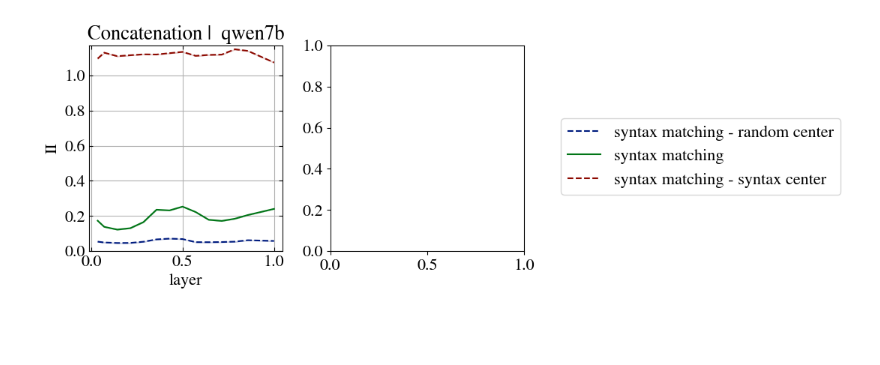
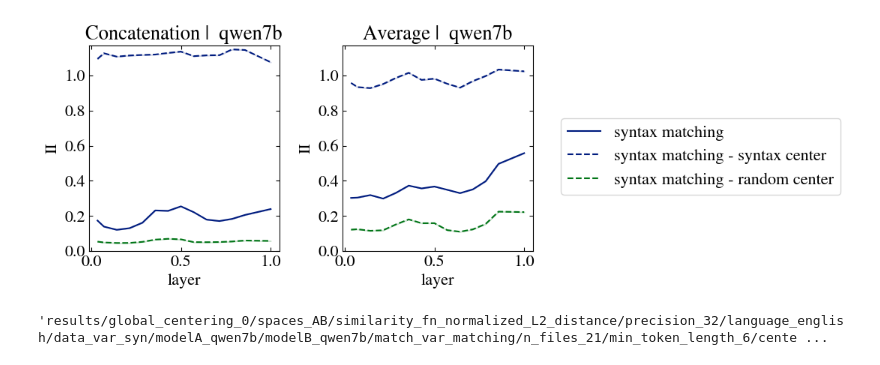
Before and after one commit to acevedo-s/syn-sem, a Jupyter notebook: syntax_similarity.ipynb, the cells around one changed output. Saved outputs shown, nothing was run; the diff lists cells and outputs as text; code cells hidden in the pictures; blank space fills up the shorter version.

```diff
--- a/syntax_similarity.ipynb
+++ b/syntax_similarity.ipynb
@@ -38,25 +38,28 @@ languages = [
 
 batch_shuffle = 0
 centers_list = ['syn']
-min_token_length = 6
 n_files = 21
 batch_size = 100
-n_tokens_list = [min_token_length]
-avg_flags = [0]
+avg_flags = [0,1]
 Nbits_list = [0]
 match_vars = ['matching']
 data_vars = ['syn']
 zero_activations_list = [0]
-center_B_flags = [-1,0,1]
-center_A_flags = [-1,0,1]
+center_B_flags = [0,1,-1]
+center_A_flags = [0,1,-1]
 # %%
 precision = 32
+fig,ax = plt.subplots(1,2,figsize=(7,4))
 
-for removal_method in ['subtraction']:
+for removal_method in [None,'subtraction']:
   _removal_method = 'projection' if removal_method == 'projection' else 'center'
-
-  fig,ax = plt.subplots(1,2,figsize=(7,4))
   for avg_id,avg_tokens in enumerate(avg_flags):
+    if avg_tokens:
+        min_token_length = -1
+        n_tokens_list = [-1]
+    else:
+      min_token_length = 6
+      n_tokens_list = [min_token_length]
     # avg_id += 1
     title = ' '
     label = None
@@ -66,7 +69,14 @@ for removal_method in ['subtraction']:
         for center_B_id,center_B_flag in enumerate(center_B_flags):
           if center_A_flag != center_B_flag:
             continue
-
+          if center_A_flag != 0 and removal_method == None:
+            continue
+          if center_A_flag == 0 and removal_method != None:
+            continue
+          if center_A_flag == -1:
+            random_center_type = 'shuffled'
+          elif center_A_flag != -1:
+            random_center_type = None
           for data_var_id,data_var in enumerate(data_vars):
             for centers_id,centers in enumerate(centers_list):
               for match_id,match_var in enumerate(match_vars):
@@ -76,6 +86,9 @@ for removal_method in ['subtraction']:
                       if match_var == 'mismatching' and center_A_flag != 0:
                         continue
                       output_folder0 = makefolder(base=f'./results/',
+                                                  global_centering=0,
+                                                  spaces='AB',
+                                                  similarity_fn='normalized_L2_distance',
                                                   precision=precision,
                                                   language=language,
                                                   data_var=data_var,
@@ -95,6 +108,7 @@ for removal_method in ['subtraction']:
                                                         center_A_flag=center_A_flag,
                                                         center_B_flag=center_B_flag,
                                                         removal_method=removal_method,
+                                                        random_center_type=random_center_type,
                                                         )
                       inf_imb = np.load(II_folder + "II.npy")
                       std = np.load(II_folder + "II_jack_std.npy")
@@ -127,40 +141,45 @@ for removal_method in ['subtraction']:
                                 inf_imb[II_index].diagonal(),
                                 label=label,
                                 linestyle=_linestyles[np.abs(center_A_flag)],
                                 color=color,
                                 )
                         ax[avg_id].fill_between(layers,
                                         inf_imb[II_index].diagonal() - std[II_index].diagonal(),
                                         inf_imb[II_index].diagonal() + std[II_index].diagonal(),
                                         alpha=0.2,
                                         color=color,
                                         )
                       plot_id += 1
     ax[avg_id].set_ylabel('II')
     ax[avg_id].set_xlabel('layer')
     ax[avg_id].set_title(title + f' {modelA}')
 
     ax[avg_id].grid()
 
     ax[avg_id].tick_params(
         top=True, bottom=True, left=True, right=True,  # enable ticks
         labeltop=False, labelbottom=True, labelleft=True, labelright=False, # enable labels if needed
         direction='in'  # ticks point inward
         )
 
     ax[avg_id].set_ylim(0,1.17)
 
 
-  box = ax[1].get_position()
-  ax[1].set_position([box.x0, box.y0, box.width * 0.9, box.height])
-  fig.legend(loc='center left', bbox_to_anchor=(1, 0.5))
+box = ax[1].get_position()
+ax[1].set_position([box.x0, box.y0, box.width * 0.9, box.height])
+fig.legend(loc='center left', bbox_to_anchor=(1, 0.5))
 
 
-  os.makedirs('results/figs', exist_ok=True)
-  fig.savefig(f'results/figs/syntax_similarity_{modelA}.pdf', bbox_inches='tight')
-  plt.show()
+os.makedirs('results/figs', exist_ok=True)
+fig.savefig(f'results/figs/syntax_similarity_{modelA}.pdf', bbox_inches='tight')
+plt.show()
 # %% [output]
-[figure, old version]
+[figure, new version]
+# %%
+"results/global_centering_0/spaces_AB/similarity_fn_normalized_L2_distance/precision_32/language_english/data_var_syn/modelA_qwen7b/modelB_qwen7b/match_var_matching/n_files_21/min_token_length_-1/centers_syn/Nbits_0/n_tokens_-1/avg_tokens_1/batch_shuffle_0/zero_activations_0/center_A_flag_0/center_B_flag_0/II.npy"
+"results/global_centering_0/spaces_AB/similarity_fn_normalized_L2_distance/precision_32/language_english/data_var_syn/modelA_qwen7b/modelB_qwen7b/match_var_matching/n_files_21/min_token_length_6/centers_syn/Nbits_0/n_tokens_-1/avg_tokens_1/batch_shuffle_0/zero_activations_0/center_A_flag_0/center_B_flag_0/II.npy"
+# %% [output]
+'results/global_centering_0/spaces_AB/similarity_fn_normalized_L2_distance/precision_32/language_english/data_var_syn/modelA_qwen7b/modelB_qwen7b/match_var_matching/n_files_21/min_token_length_6/cente ...
 # %%
 # from jax import numpy as jnp
 
```
Also changed, not shown: 40 other files.
